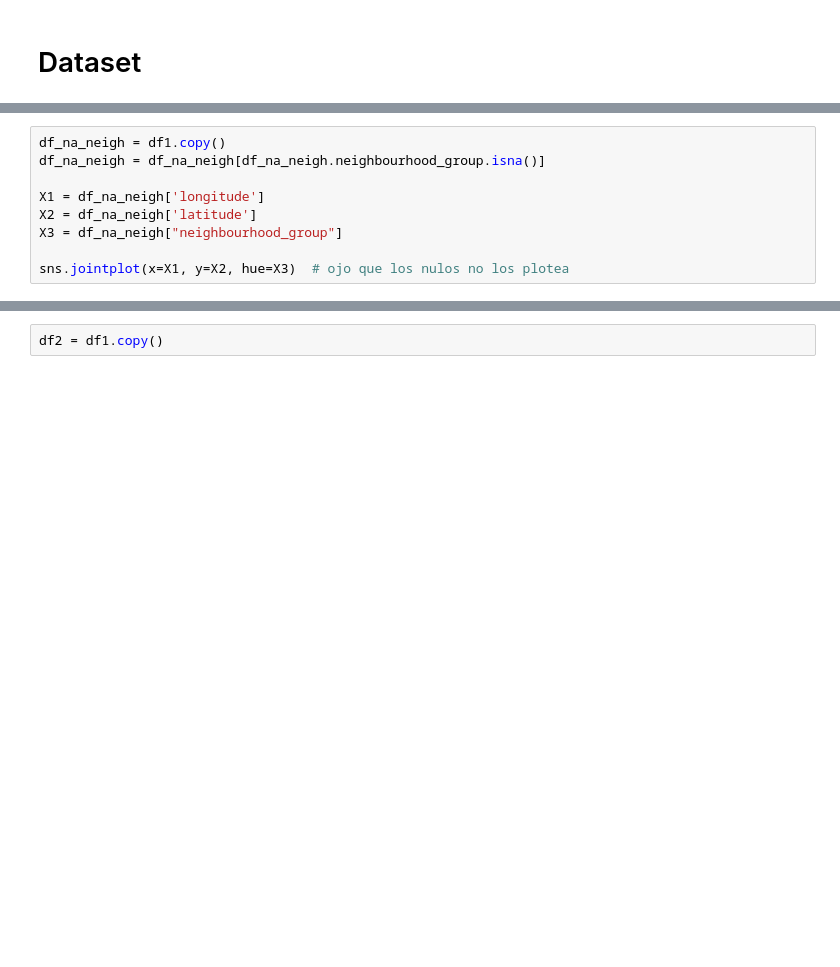
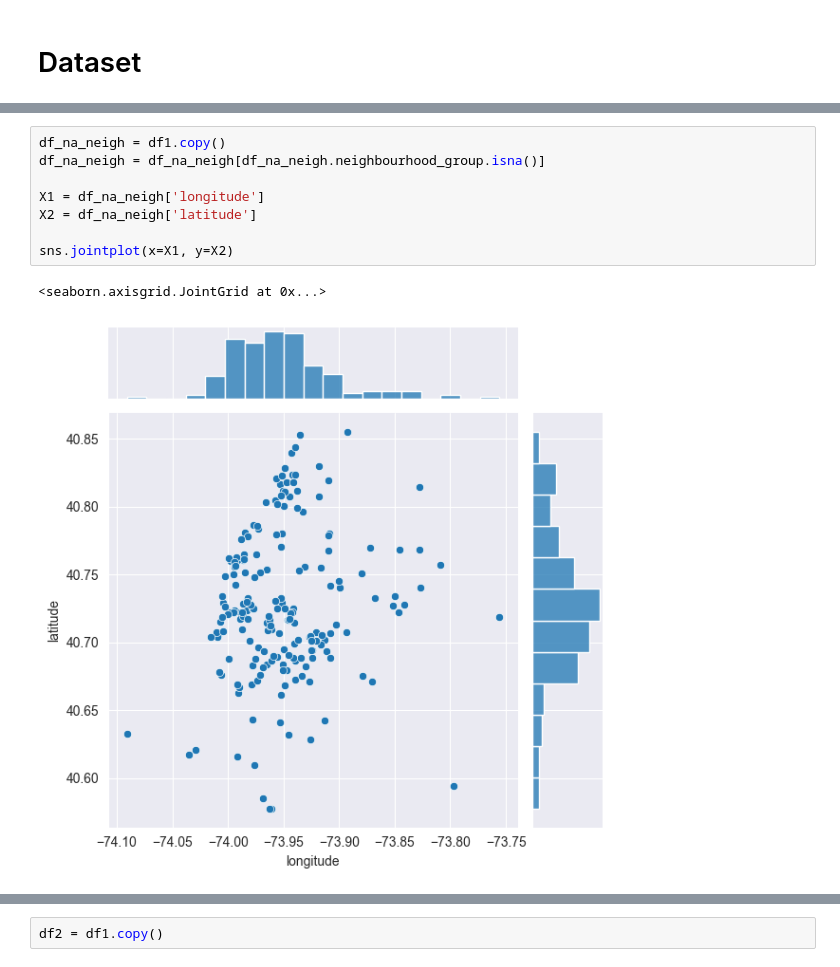
Before and after one commit to eduardofc/curso-dm-mp-40h, a Jupyter notebook: 03-data-preparation.ipynb, the cells around one changed output, grey strips where cells are left out. Saved outputs shown, nothing was run; the diff lists cells and outputs as text; blank space fills up the shorter version.

```diff
--- a/03-data-preparation.ipynb
+++ b/03-data-preparation.ipynb
@@ -107,12 +194,14 @@ sns.jointplot(x=X1, y=X2, hue=X3)  # ojo que los nulos no los plotea
 # %%
 df_na_neigh = df1.copy()
 df_na_neigh = df_na_neigh[df_na_neigh.neighbourhood_group.isna()]
 
 X1 = df_na_neigh['longitude']
 X2 = df_na_neigh['latitude']
-X3 = df_na_neigh["neighbourhood_group"]
 
-sns.jointplot(x=X1, y=X2, hue=X3)  # ojo que los nulos no los plotea
+sns.jointplot(x=X1, y=X2)
+# %% [output]
+<seaborn.axisgrid.JointGrid at 0x...>
+[figure, added]
 # %%
 sns.heatmap(df1.corr(numeric_only=True), annot=True)
 plt.show()
```
Also changed, not shown: parts of 111 cells of this notebook.
